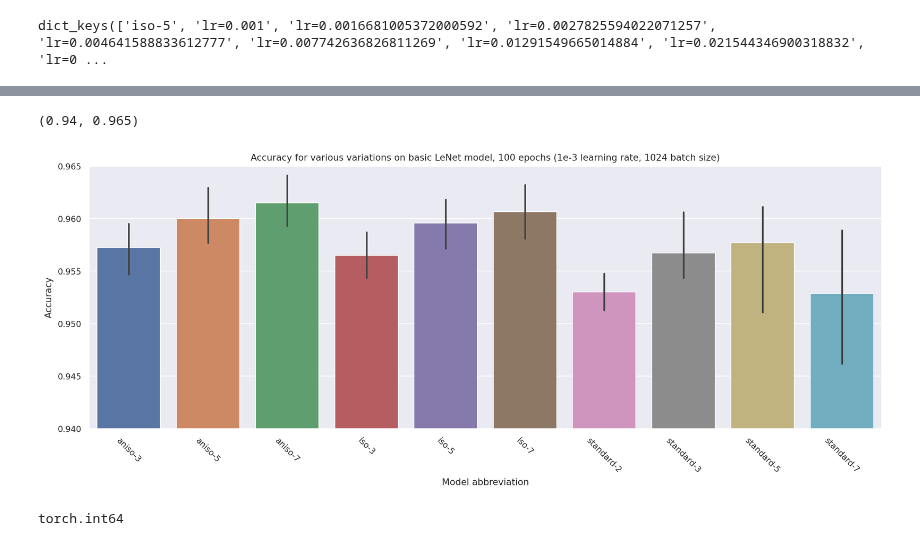
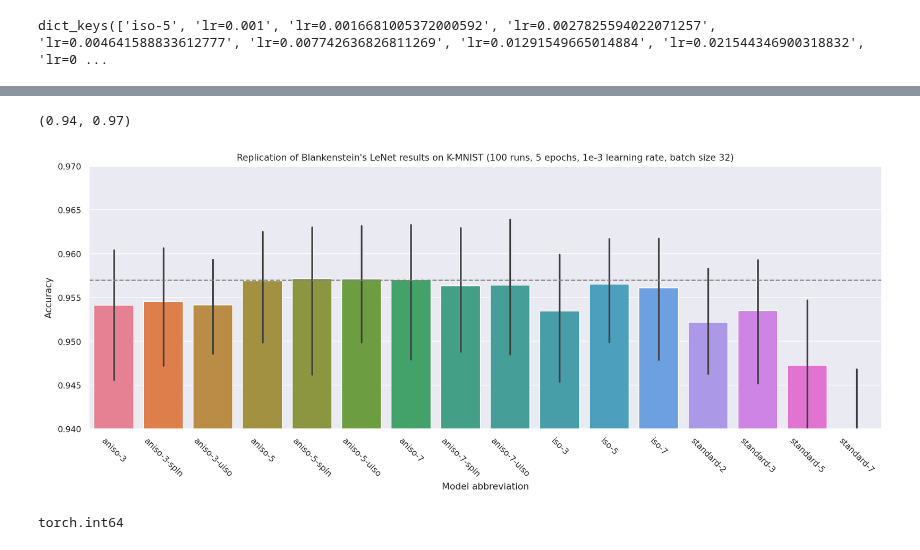
Before and after one commit to p-adema/quadratic-conv, a Jupyter notebook: scratch/training_check.ipynb, the cells around one changed output, grey strips where cells are left out. Cells and saved outputs as stored; diff of their text form; code cells hidden in the pictures.

```diff
--- a/scratch/training_check.ipynb
+++ b/scratch/training_check.ipynb
@@ -219,15 +257,20 @@ pl.scan_parquet("data/res1.pq").rename(ren).sink_parquet("data/res2.pq")
 # %%
-df = pl.scan_parquet("data/res_100ep.pq").select(pl.all().struct.field("acc").name.keep()).collect()
+full_df = pl.concat((pl.scan_parquet("data/thierry_long.pq"), pl.scan_parquet("data/thierry_extend.pq")),
+                    how='horizontal')
+cols = sorted(full_df.collect_schema().names())
+df = full_df.select(pl.col(cols).struct.field("acc").name.keep()).collect()
 # sns.barplot({'a':[0.9471, 0.9617, 0.9567, 0.9646, 0.9506, 0.9596, 0.9531, 0.9553, 0.9578, 0.9642, 0.9532, 0.9458, 0.9513, 0.953, 0.9582, 0.9526, 0.9578, 0.9631, 0.96, 0.9557]}, errorbar=("pi", 90))
 plt.figure(figsize=(15, 5), dpi=200)
 sns.set_theme("paper", "darkgrid")
 sns.barplot(df.to_pandas(), errorbar=("pi", 90)).set(ylabel="Accuracy", xlabel="Model abbreviation",
-                                                     title="Accuracy for various variations on basic LeNet model, 100 epochs (1e-3 learning rate, 1024 batch size)")
+                                                     title="Replication of Blankenstein's LeNet results on K-MNIST (100 runs, 5 epochs, 1e-3 learning rate, batch size 32)")
+# Accuracy for various variations on basic LeNet model, 100 epochs (1e-3 learning rate except alternate anisos, which have 4e-3, 1024 batch size)"
 plt.xticks(rotation=-45)
-plt.ylim(0.940, 0.965)
+plt.axhline(0.957, linestyle='dashed', color='gray')
+plt.ylim(0.940, 0.97)
 # %% [output]
-(0.94, 0.965)
+(0.94, 0.97)
-[figure, old version]
+[figure, new version]
 # %%
 hs = {}
 # %%
```
Also changed, not shown: parts of 7 cells of this notebook, 16 other files.
